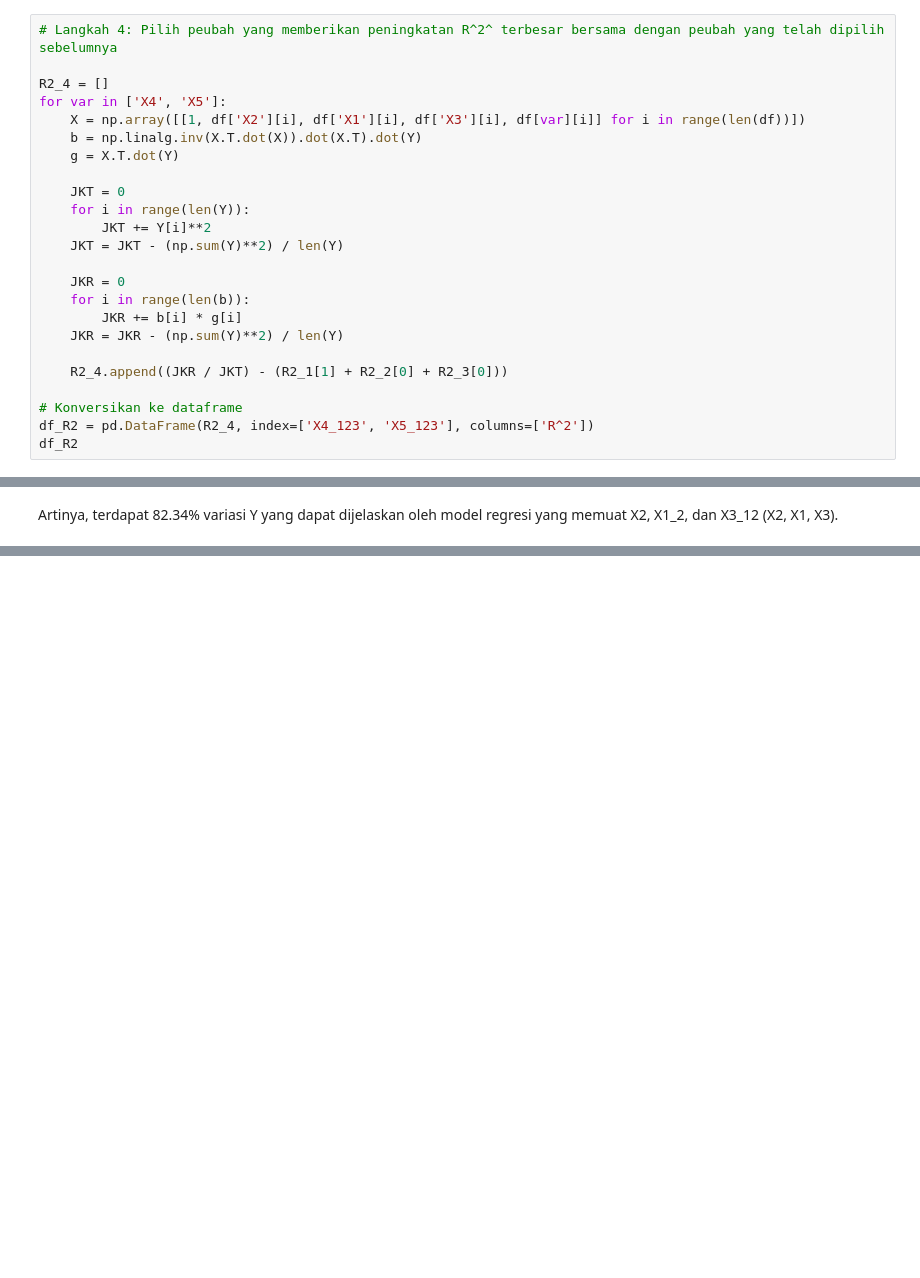
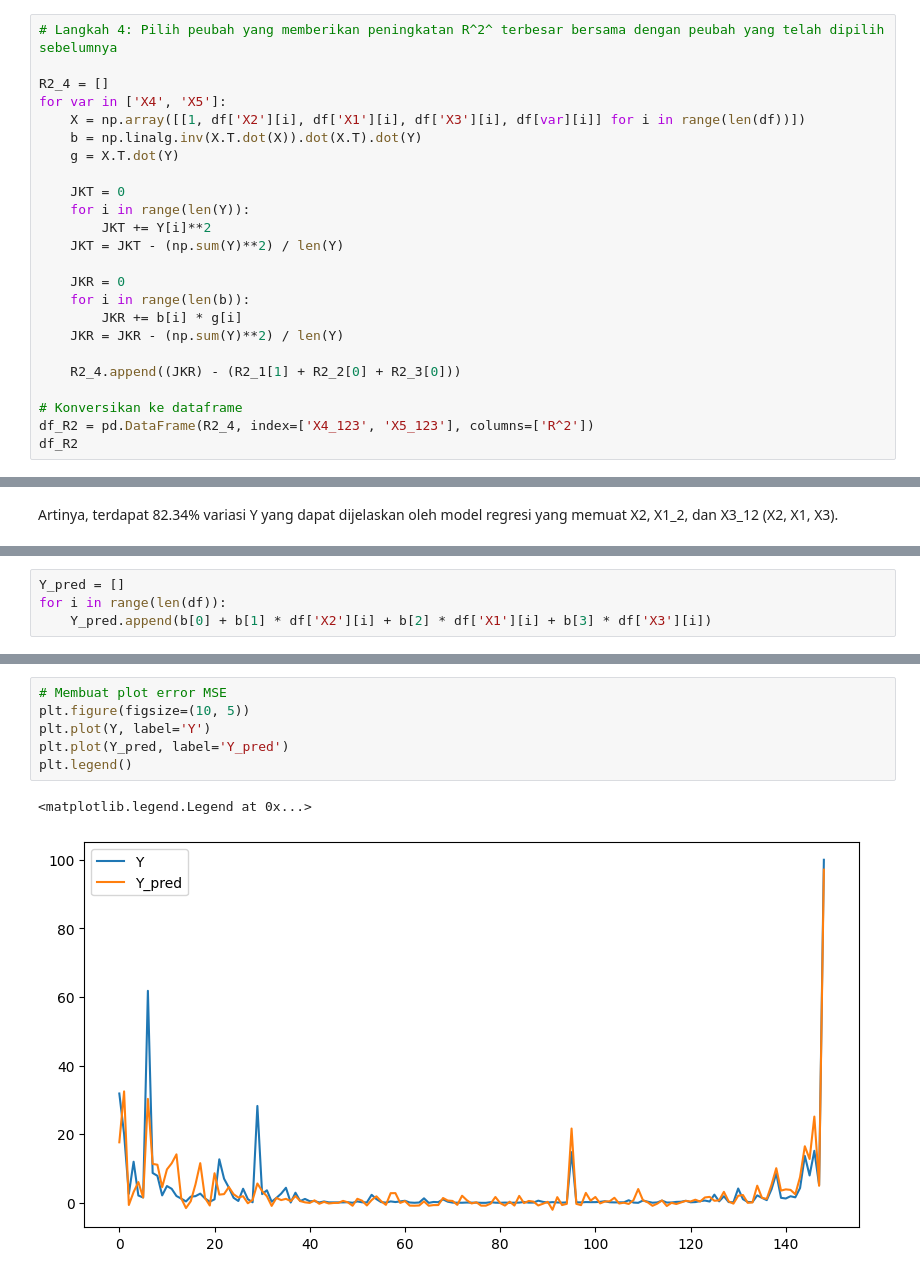
Before and after one commit to mzkki25/stepwise-linear-regression-without-libraries, a Jupyter notebook: regresi_linear.ipynb, the cells around one changed output, grey strips where cells are left out. Cells and saved outputs as stored; diff of their text form; blank space fills up the shorter version.

```diff
--- a/regresi_linear.ipynb
+++ b/regresi_linear.ipynb
@@ -460,7 +465,7 @@ for var in ['X4', 'X5']:
         JKR += b[i] * g[i]
     JKR = JKR - (np.sum(Y)**2) / len(Y)
 
-    R2_4.append((JKR / JKT) - (R2_1[1] + R2_2[0] + R2_3[0]))
+    R2_4.append((JKR) - (R2_1[1] + R2_2[0] + R2_3[0]))
 
 # Konversikan ke dataframe
 df_R2 = pd.DataFrame(R2_4, index=['X4_123', 'X5_123'], columns=['R^2'])
@@ -537,0 +560,4 @@ Artinya, terdapat 82.34% variasi Y yang dapat dijelaskan oleh model regresi yang
+# %%
+Y_pred = []
+for i in range(len(df)):
+    Y_pred.append(b[0] + b[1] * df['X2'][i] + b[2] * df['X1'][i] + b[3] * df['X3'][i])
@@ -537,0 +573,9 @@ Artinya, terdapat 82.34% variasi Y yang dapat dijelaskan oleh model regresi yang
+# %%
+# Membuat plot error MSE
+plt.figure(figsize=(10, 5))
+plt.plot(Y, label='Y')
+plt.plot(Y_pred, label='Y_pred')
+plt.legend()
+# %% [output]
+<matplotlib.legend.Legend at 0x...>
+[figure, added]
```
Also changed, not shown: parts of 29 cells of this notebook.
